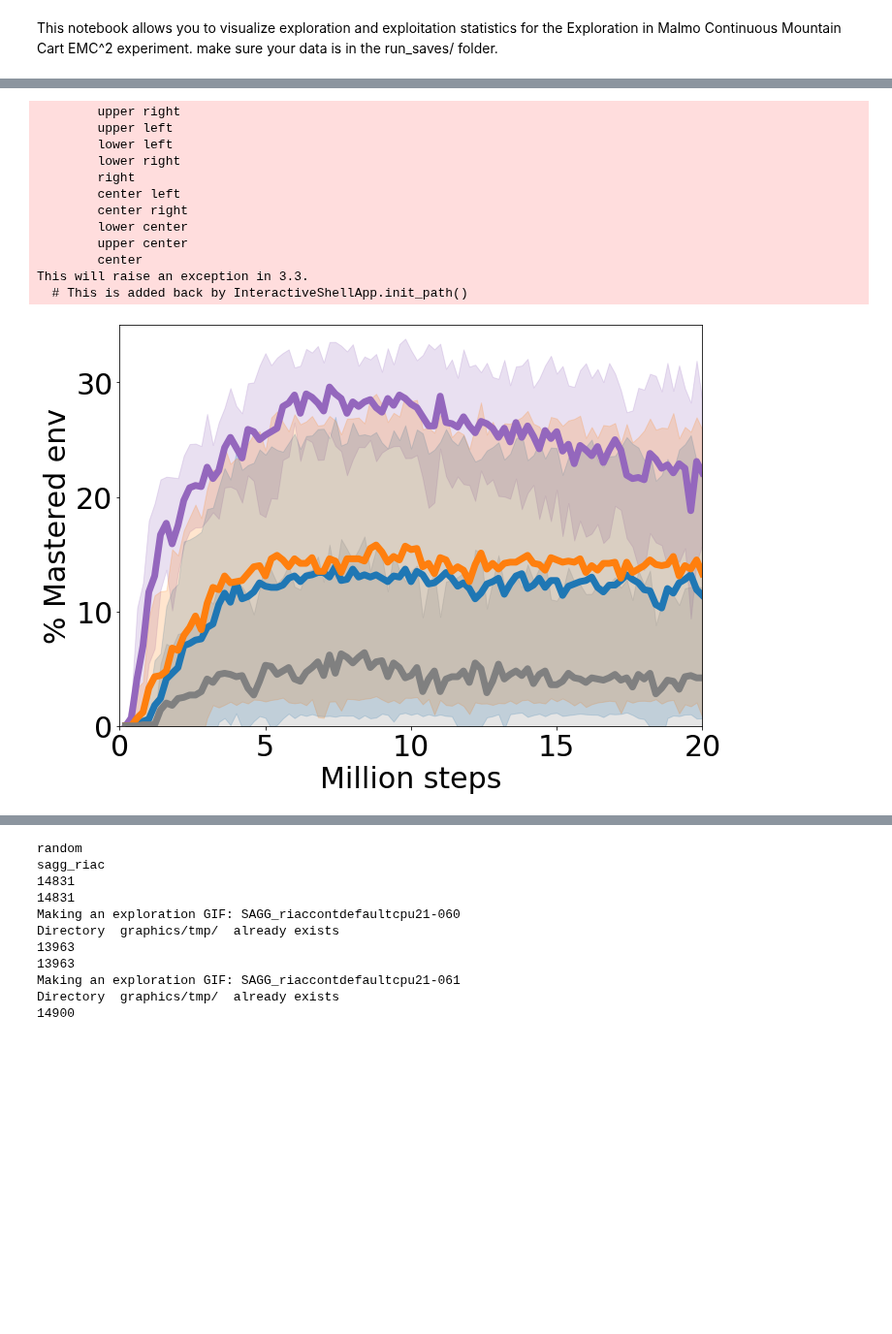
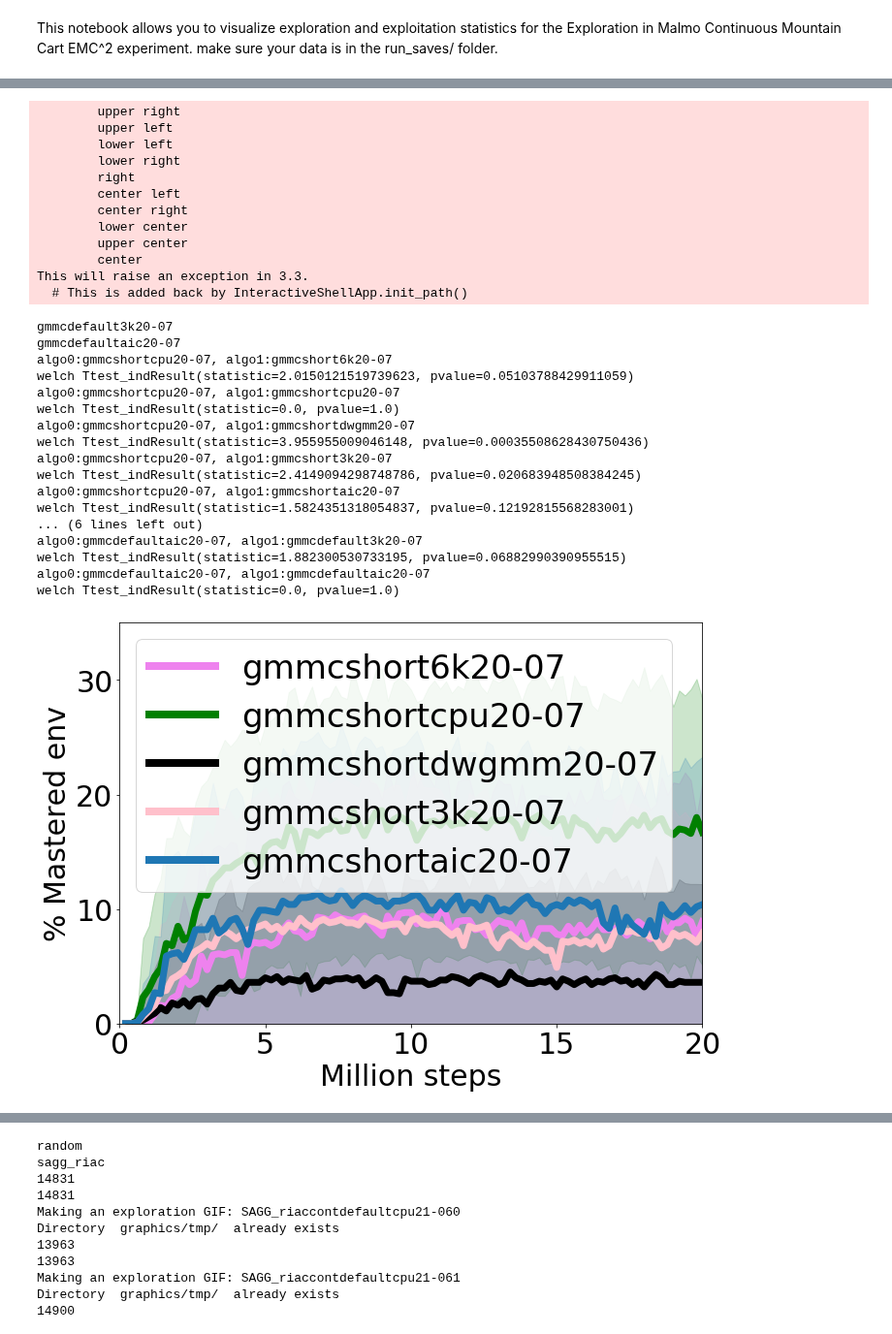
Before and after one commit to rPortelas/spinningup, a Jupyter notebook: data_visualization_sac.ipynb, the cells around one changed output, grey strips where cells are left out. Shown at 97% size. Drawn from its saved outputs; the diff is of its cells as text; code cells hidden in the pictures; blank space fills up the shorter version.

```diff
--- a/data_visualization_sac.ipynb
+++ b/data_visualization_sac.ipynb
@@ -78,7 +80,7 @@ def get_all_runs(logdir, condition=None):
     print(datasets[-1]['config']['exp_name'])
     return datasets
 
-def get_datasets(rootdir="data/final_corl_exp_simple/"):
+def get_datasets(rootdir="data/seq_env/"):
     default_colors = ["violet","yellow",'green','black',u'#ff7f0e',
                       "cyan", "pink", u'#1f77b4',"grey","r",
                      "darkorchid","sienna","lightpink","blue","blue","blue"]
@@ -150,14 +152,18 @@ specific_colors = {}
 models_saves = OrderedDict()
 colors = OrderedDict()
 get_datasets()
+print(per_model_colors)
+if per_model_colors:     #order runs for right legend order
+    ordered_labels = OrderedDict()
+    for teacher_type in per_model_colors.keys():
+        for k,v in labels.items():
+            if teacher_type in k:
+                ordered_labels[k] = v
+    labels = ordered_labels
+else:
+    for k in models_saves.keys():
+        labels[k] = k
 
-#order runs for right legend order
-ordered_labels = OrderedDict()
-for teacher_type in per_model_colors.keys():
-    for k,v in labels.items():
-        if teacher_type in k:
-            ordered_labels[k] = v
-labels = ordered_labels
 print(labels)
 print(colors)
 # %% [output]
@@ -543,11 +546,9 @@ for k, a_type in enumerate(agent_types):
             ys = []
             for run in runs_data:
                 data = run['nb_mastered']
-                print(run['config']['seed'])
-                print("max:{} last:{}".format(max(data), data[-1]))
-                #data = run['avg_pos_rewards']
-                #data = run['local_rewards']
-                #data = run['evaluation return']
+                #print(run['config']['seed'])
+                #print("max:{} last:{}".format(max(data), data[-1]))
+
                 episodes = np.array(run['total timesteps'])
                 ys.append(data)
             #clean data
@@ -566,7 +567,7 @@ for k, a_type in enumerate(agent_types):
 #             plot_all_and_median(0, ax[0], episodes,ys_same_len,colors[m_id],label,
 #                                 title="Median BW stump width/height/rotation/spacing {} agent".format(a_type), legend=True)
             plot_with_std(0, ax[0],episodes,np.mean(ys_same_len,axis=0),np.std(ys_same_len,axis=0),colors[m_id],colors[m_id],label,
-                    legend=legend[k],ylim=[0,y_max[k]])
+                    legend=True,ylim=[0,y_max[k]])
             plt.tight_layout()
             #f.savefig('graphics/all_perfs_{}_agents_mastered_envs.png'.format(a_type))
 
@@ -579,8 +580,12 @@ for type0 in agent_types:
                     pass
                     #for i in range(75,150):
                     #    get_welch(algo_0=m_id0, algo_1=m_id1, epoch=i)
-
-# get_welch(algo_0='gmmcontdefault08-06', algo_1="randcontdefault08-06")
+for l in labels.keys():
+    if 'short' in l:
+        get_welch(algo_0='gmmcshortcpu20-07', algo_1=l)
+for l in labels.keys():
+    if 'default' in l:
+        get_welch(algo_0='gmmcdefaultaic20-07', algo_1=l)
 # get_welch(algo_0='gmmcontshort07-06', algo_1="randcontshort07-06")
 # get_welch(algo_0='gmmcontlong09-06', algo_1="randcontlong09-06")
 # get_welch(algo_0='gmmcontdefault08-06', algo_1="riaccontdefault08-06")
@@ -589,5 +594,5 @@ for type0 in agent_types:
 # get_welch(algo_0=, algo_1='gmmpolylong17-06')
 # get_welch(algo_0='gmmpolydefault17-06', algo_1='randpolydefault17-06')
 
-plt.savefig("graphics/sac_sagg_vs_random_3_leg_sizes.png", bbox_inches='tight')
+#plt.savefig("graphics/sac_sagg_vs_random_3_leg_sizes.png", bbox_inches='tight')
 # %% [output]
@@ -611,13 +607,30 @@ max:100.0 last:98.0
         upper right
         upper left
         lower left
         lower right
         right
         center left
         center right
         lower center
         upper center
         center
 This will raise an exception in 3.3.
   # This is added back by InteractiveShellApp.init_path()
+gmmcdefault3k20-07
+gmmcdefaultaic20-07
+algo0:gmmcshortcpu20-07, algo1:gmmcshort6k20-07
+welch Ttest_indResult(statistic=2.0150121519739623, pvalue=0.05103788429911059)
+algo0:gmmcshortcpu20-07, algo1:gmmcshortcpu20-07
+welch Ttest_indResult(statistic=0.0, pvalue=1.0)
+algo0:gmmcshortcpu20-07, algo1:gmmcshortdwgmm20-07
+welch Ttest_indResult(statistic=3.955955009046148, pvalue=0.00035508628430750436)
+algo0:gmmcshortcpu20-07, algo1:gmmcshort3k20-07
+welch Ttest_indResult(statistic=2.4149094298748786, pvalue=0.020683948508384245)
+algo0:gmmcshortcpu20-07, algo1:gmmcshortaic20-07
+welch Ttest_indResult(statistic=1.5824351318054837, pvalue=0.12192815568283001)
+... (6 lines left out)
+algo0:gmmcdefaultaic20-07, algo1:gmmcdefault3k20-07
+welch Ttest_indResult(statistic=1.882300530733195, pvalue=0.06882990390955515)
+algo0:gmmcdefaultaic20-07, algo1:gmmcdefaultaic20-07
+welch Ttest_indResult(statistic=0.0, pvalue=1.0)
-[figure, old version]
+[figure, new version]
```
Also changed, not shown: parts of 8 cells of this notebook, 6 other files.
